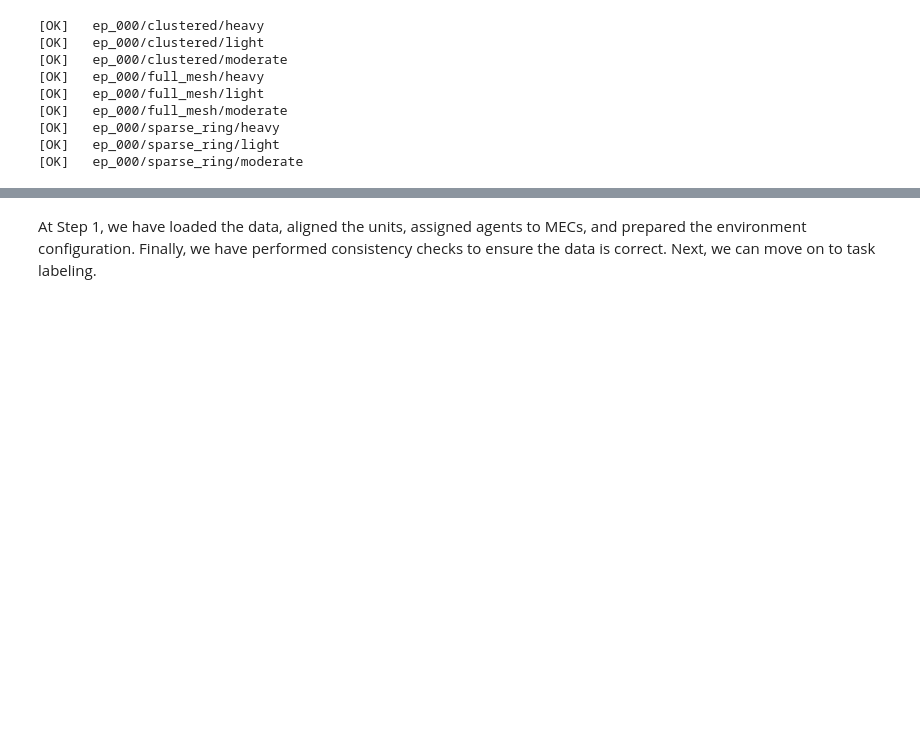
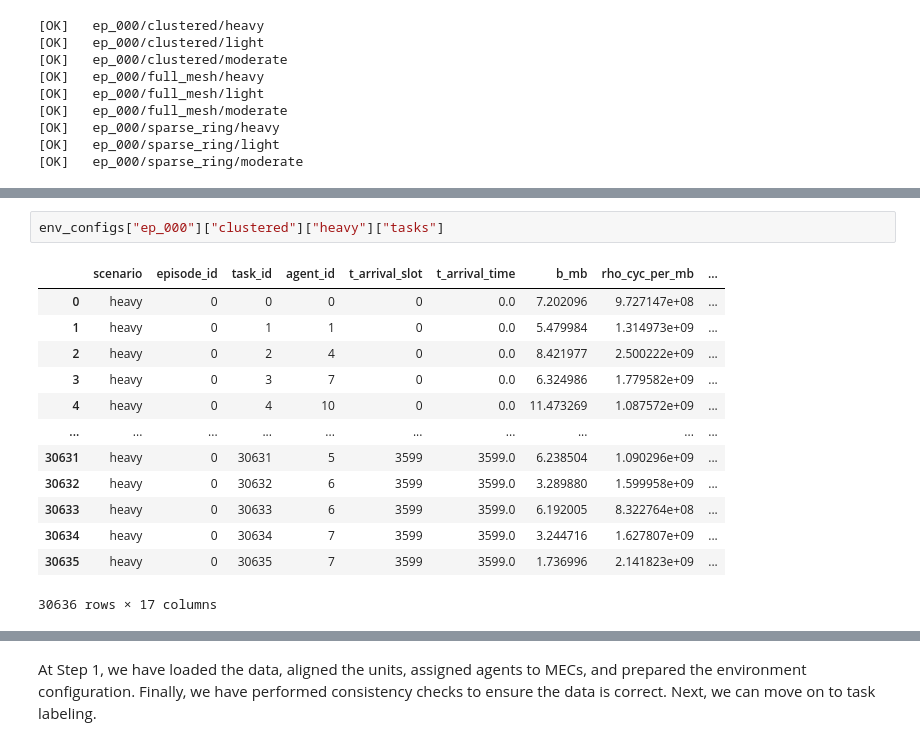
Before and after one commit to niusha-yaghini/Clustering-based-MARL-Offloading-in-Edge-Computing, a Jupyter notebook: Algorithm/Algorithm.ipynb, the cells around one changed output, grey strips where cells are left out. Cells and saved outputs as stored; diff of their text form; blank space fills up the shorter version.

```diff
--- a/Algorithm/Algorithm.ipynb
+++ b/Algorithm/Algorithm.ipynb
@@ -1265,0 +1290,16 @@ sanity_check_all(env_configs)
+# %%
+env_configs["ep_000"]["clustered"]["heavy"]["tasks"]
+# %% [output]
+|  | scenario | episode_id | task_id | agent_id | t_arrival_slot | t_arrival_time | b_mb | rho_cyc_per_mb | ... |
+| 0 | heavy | 0 | 0 | 0 | 0 | 0.0 | 7.202096 | 9.727147e+08 | ... |
+| 1 | heavy | 0 | 1 | 1 | 0 | 0.0 | 5.479984 | 1.314973e+09 | ... |
+| 2 | heavy | 0 | 2 | 4 | 0 | 0.0 | 8.421977 | 2.500222e+09 | ... |
+| 3 | heavy | 0 | 3 | 7 | 0 | 0.0 | 6.324986 | 1.779582e+09 | ... |
+| 4 | heavy | 0 | 4 | 10 | 0 | 0.0 | 11.473269 | 1.087572e+09 | ... |
+| ... | ... | ... | ... | ... | ... | ... | ... | ... | ... |
+| 30631 | heavy | 0 | 30631 | 5 | 3599 | 3599.0 | 6.238504 | 1.090296e+09 | ... |
+| 30632 | heavy | 0 | 30632 | 6 | 3599 | 3599.0 | 3.289880 | 1.599958e+09 | ... |
+| 30633 | heavy | 0 | 30633 | 6 | 3599 | 3599.0 | 6.192005 | 8.322764e+08 | ... |
+| 30634 | heavy | 0 | 30634 | 7 | 3599 | 3599.0 | 3.244716 | 1.627807e+09 | ... |
+| 30635 | heavy | 0 | 30635 | 7 | 3599 | 3599.0 | 1.736996 | 2.141823e+09 | ... |
+30636 rows × 17 columns
```
Also changed, not shown: parts of 12 cells of this notebook, 38 other files.
